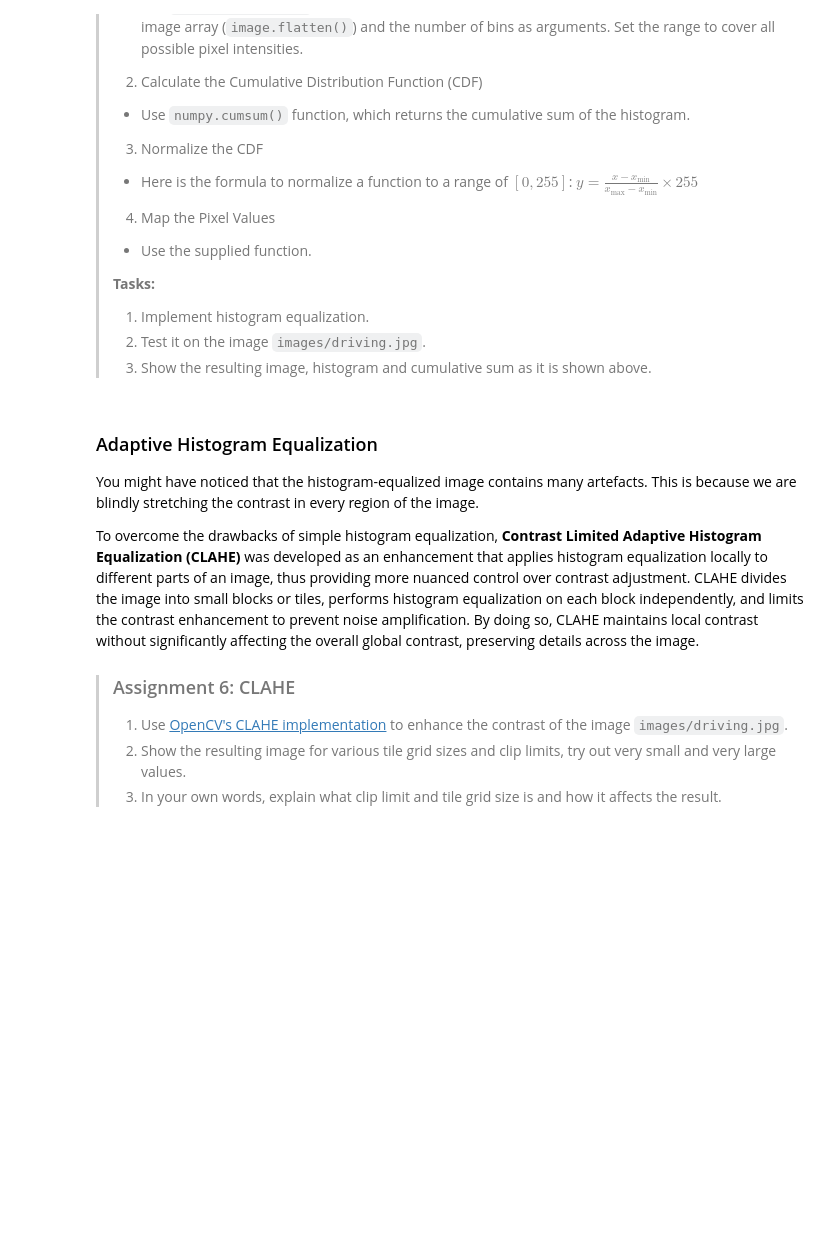
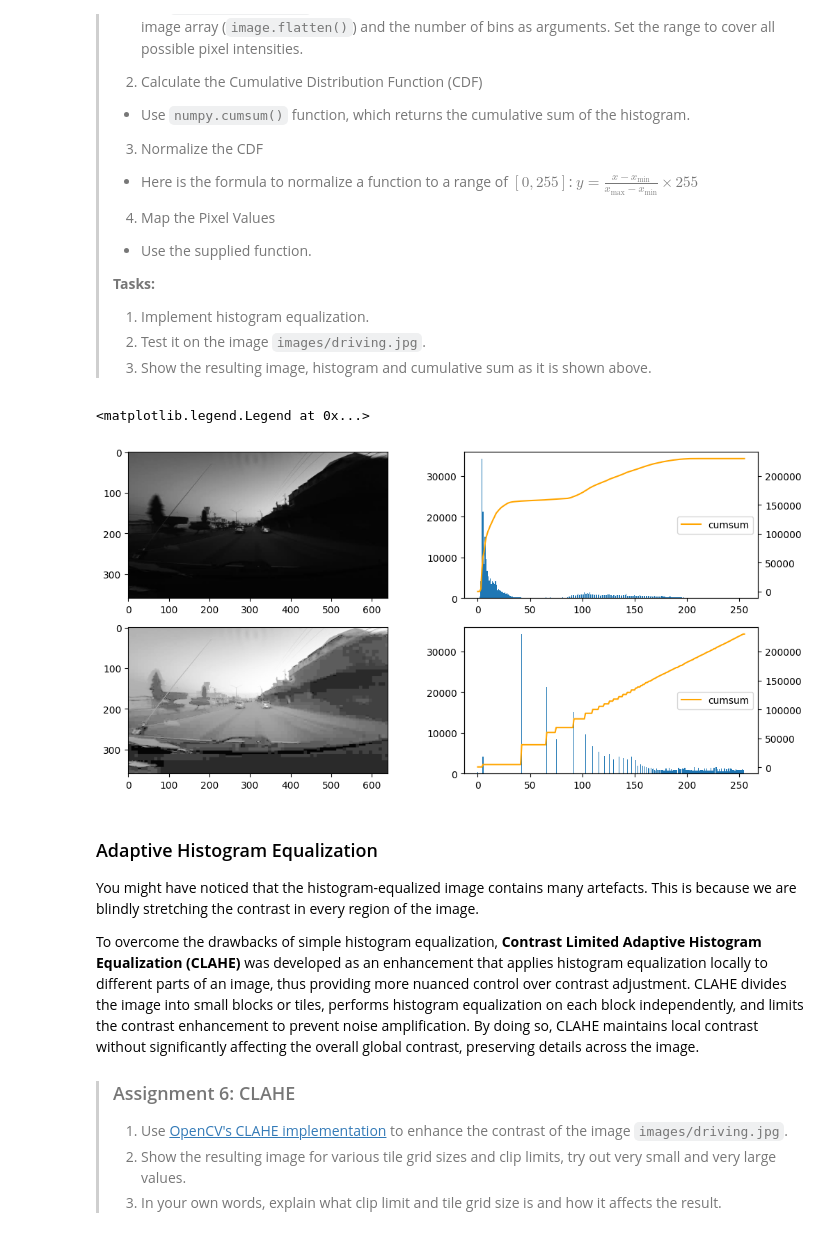
Before and after one commit to ferit-osirv/lab-2-color-spaces-and-histograms-Lionile, a Jupyter notebook: lab2.ipynb, the cells around one changed output. Saved outputs shown, nothing was run; the diff lists cells and outputs as text; code cells hidden in the pictures; blank space fills up the shorter version.

```diff
--- a/lab2.ipynb
+++ b/lab2.ipynb
@@ -403,7 +407,35 @@ def hist_eq(img):
   img: input image (grayscale)
   return: histogram equalized image
   '''
-  # Write your code here, use the map function to map the image to the normalized cumulative sum
+  hist = np.histogram(img.flatten(), 256, [0,256])[0]
+  cumsum = np.cumsum(hist)
+  cdf = (cumsum - np.min(hist))/(np.max(hist) - np.min(hist))
+  cdf = cdf/cdf[-1]
+  return map(img, cdf)
+# %%
+img_orig = cv.imread('images/driving.jpg')
+img = cv.cvtColor(img_orig, cv.COLOR_BGR2RGB)
+img_gray = cv.cvtColor(img_orig, cv.COLOR_BGR2GRAY)
+
+fig, axes = plt.subplots(2, 2, figsize=(12, 6))
+axes[0,0].imshow(img_gray, cmap='gray')
+
+hist = np.histogram(img_gray.flatten(), 256, [0,256])[0]
+axes[0,1].bar(range(0,256), hist)
+cumsum = np.cumsum(hist)
+axes[0,1].twinx().plot(cumsum, color='orange', label='cumsum')
+plt.legend(loc='right')
+
+equilized_img = hist_eq(img_gray)
+axes[1,0].imshow(equilized_img, cmap='gray')
+hist = np.histogram(equilized_img.flatten(), 256, [0,256])[0]
+axes[1,1].bar(range(0,256), hist)
+cumsum = np.cumsum(hist)
+axes[1,1].twinx().plot(cumsum, color='orange', label='cumsum')
+plt.legend(loc='right')
+# %% [output]
+<matplotlib.legend.Legend at 0x...>
+[figure, added]
 # %% [markdown]
 ### Adaptive Histogram Equalization
 
```
Also changed, not shown: parts of 4 cells of this notebook.
